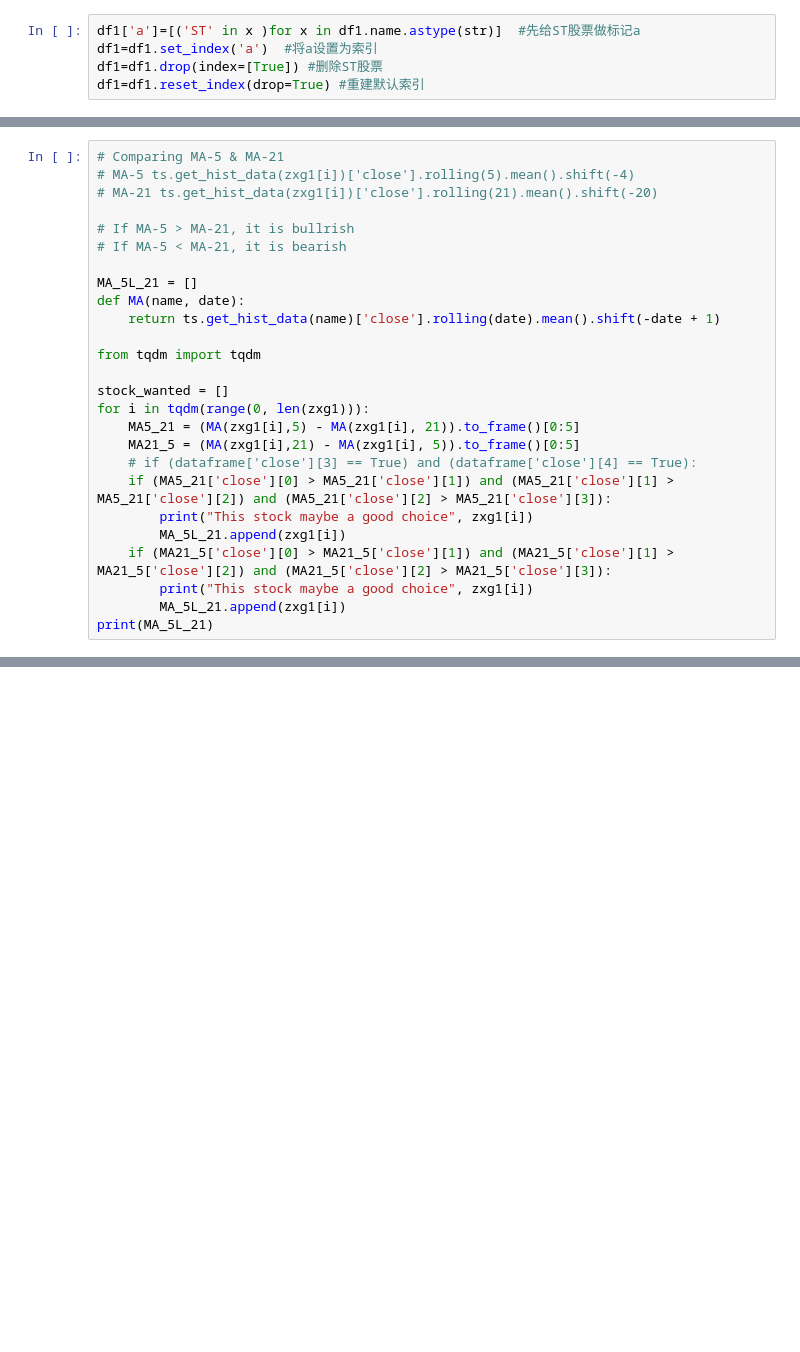
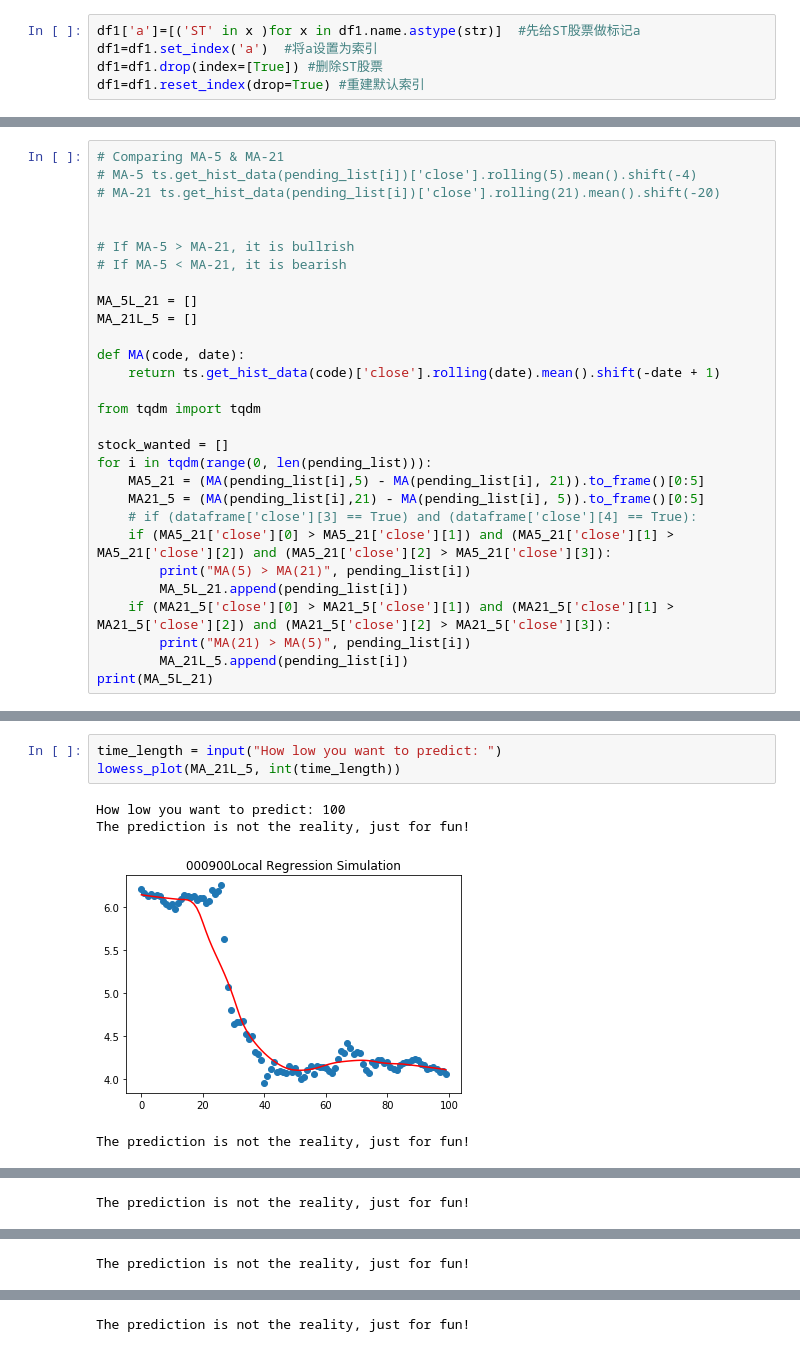
Before and after one commit to TerenceLiu98/Computational-Finance, a Jupyter notebook: stock_selection/get_stocks.ipynb, the cells around one changed output, grey strips where cells are left out. Cells and saved outputs as stored; diff of their text form; blank space fills up the shorter version.

Commit message:
change dir & add new method:LOWESS

```diff
--- a/stock_selection/get_stocks.ipynb
+++ b/stock_selection/get_stocks.ipynb
@@ -58,27 +62,30 @@ Basic Selection: ['601328', '600000', '601988', '000040', '600971', '600708', '6
 # %%
 # Comparing MA-5 & MA-21
-# MA-5 ts.get_hist_data(zxg1[i])['close'].rolling(5).mean().shift(-4)
-# MA-21 ts.get_hist_data(zxg1[i])['close'].rolling(21).mean().shift(-20)
+# MA-5 ts.get_hist_data(pending_list[i])['close'].rolling(5).mean().shift(-4)
+# MA-21 ts.get_hist_data(pending_list[i])['close'].rolling(21).mean().shift(-20)
+
 
 # If MA-5 > MA-21, it is bullrish
 # If MA-5 < MA-21, it is bearish
 
 MA_5L_21 = []
-def MA(name, date):
-    return ts.get_hist_data(name)['close'].rolling(date).mean().shift(-date + 1)
+MA_21L_5 = []
+
+def MA(code, date):
+    return ts.get_hist_data(code)['close'].rolling(date).mean().shift(-date + 1)
 
 from tqdm import tqdm
 
 stock_wanted = []
-for i in tqdm(range(0, len(zxg1))):
-    MA5_21 = (MA(zxg1[i],5) - MA(zxg1[i], 21)).to_frame()[0:5]
-    MA21_5 = (MA(zxg1[i],21) - MA(zxg1[i], 5)).to_frame()[0:5]
+for i in tqdm(range(0, len(pending_list))):
+    MA5_21 = (MA(pending_list[i],5) - MA(pending_list[i], 21)).to_frame()[0:5]
+    MA21_5 = (MA(pending_list[i],21) - MA(pending_list[i], 5)).to_frame()[0:5]
     # if (dataframe['close'][3] == True) and (dataframe['close'][4] == True):
     if (MA5_21['close'][0] > MA5_21['close'][1]) and (MA5_21['close'][1] > MA5_21['close'][2]) and (MA5_21['close'][2] > MA5_21['close'][3]):
-        print("This stock maybe a good choice", zxg1[i])
-        MA_5L_21.append(zxg1[i])
+        print("MA(5) > MA(21)", pending_list[i])
+        MA_5L_21.append(pending_list[i])
     if (MA21_5['close'][0] > MA21_5['close'][1]) and (MA21_5['close'][1] > MA21_5['close'][2]) and (MA21_5['close'][2] > MA21_5['close'][3]):
-        print("This stock maybe a good choice", zxg1[i])
-        MA_5L_21.append(zxg1[i])
+        print("MA(21) > MA(5)", pending_list[i])
+        MA_21L_5.append(pending_list[i])
 print(MA_5L_21)
 # %% [output]
@@ -364,0 +158,8 @@ for tmp in tqdm(range(0, len(MA_5L_21))):
+# %%
+time_length = input("How low you want to predict: ")
+lowess_plot(MA_21L_5, int(time_length))
+# %% [output]
+How low you want to predict: 100
+The prediction is not the reality, just for fun!
+[figure, added]
+The prediction is not the reality, just for fun!
@@ -364,0 +167 @@ for tmp in tqdm(range(0, len(MA_5L_21))):
+The prediction is not the reality, just for fun!
@@ -364,0 +169 @@ for tmp in tqdm(range(0, len(MA_5L_21))):
+The prediction is not the reality, just for fun!
@@ -364,0 +171 @@ for tmp in tqdm(range(0, len(MA_5L_21))):
+The prediction is not the reality, just for fun!
```
Also changed, not shown: parts of 13 cells of this notebook, 3 other files.
